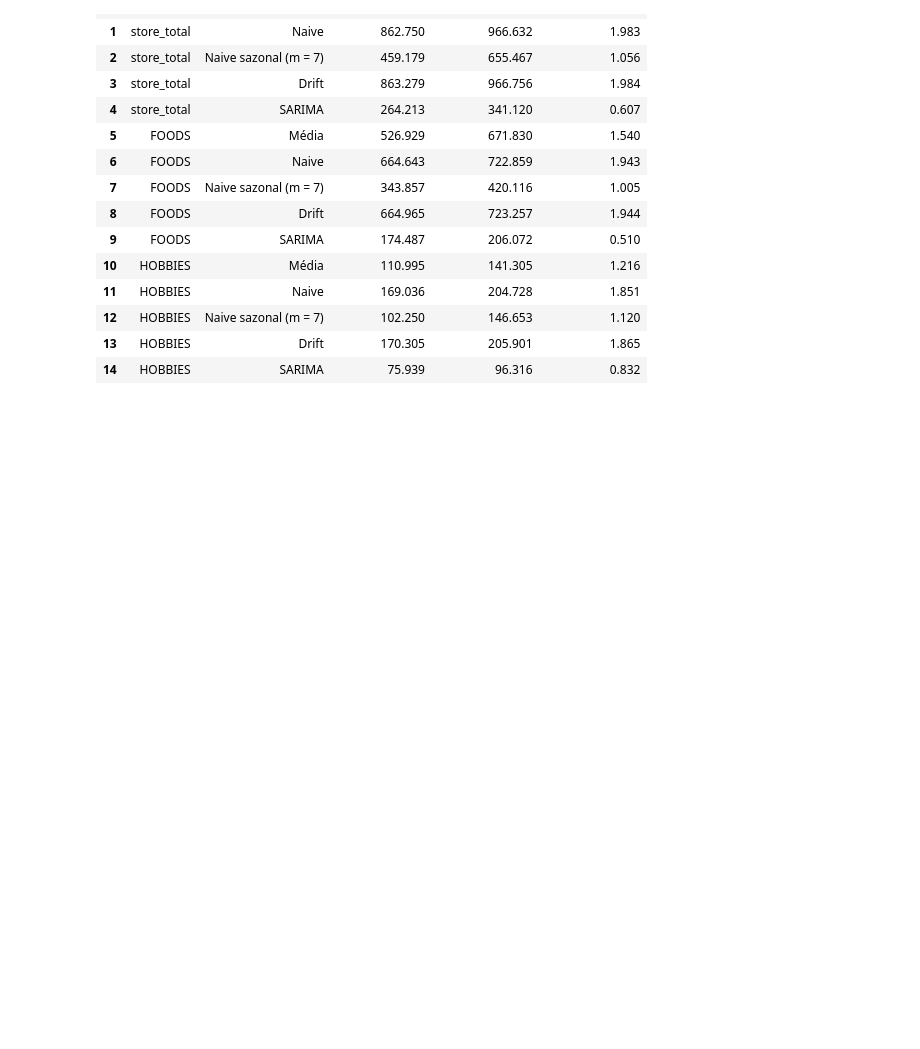
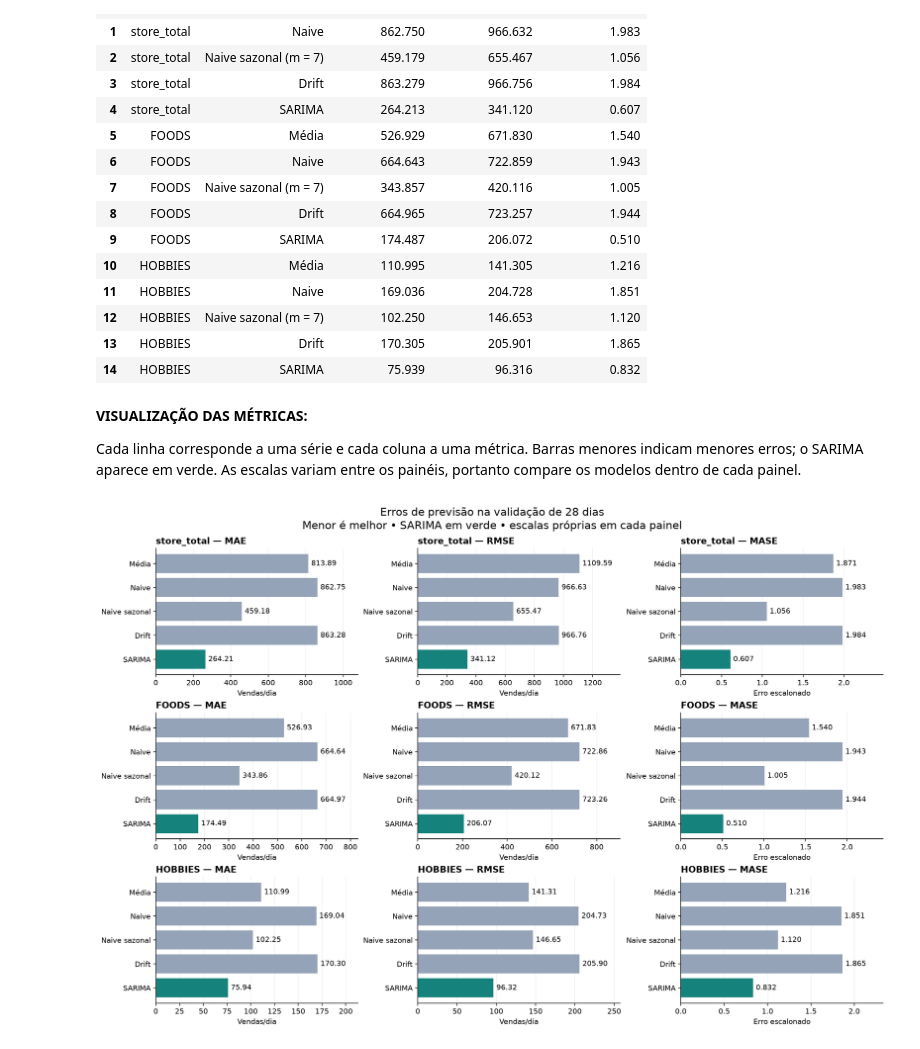
Before and after one commit to mistercapote/time-series-a2-2026, a Jupyter notebook: main.ipynb, the cells around one changed output. Drawn from its saved outputs; the diff is of its cells as text; code cells hidden in the pictures; blank space fills up the shorter version.

Commit message:
feat: visualizar métricas dos baselines e SARIMA

```diff
--- a/main.ipynb
+++ b/main.ipynb
@@ -351,3 +351,45 @@ display(tabela_metricas.round(3))
 | 12 | HOBBIES | Naive sazonal (m = 7) | 102.250 | 146.653 | 1.120 |
 | 13 | HOBBIES | Drift | 170.305 | 205.901 | 1.865 |
 | 14 | HOBBIES | SARIMA | 75.939 | 96.316 | 0.832 |
+# %% [markdown]
+**VISUALIZAÇÃO DAS MÉTRICAS:**
+
+Cada linha corresponde a uma série e cada coluna a uma métrica. Barras menores indicam menores erros; o SARIMA aparece em verde. As escalas variam entre os painéis, portanto compare os modelos dentro de cada painel.
+# %%
+import matplotlib.pyplot as plt
+from pathlib import Path
+
+metricas_grafico = pd.DataFrame(resultados)
+ordem_modelos = ["media", "naive", "naive_sazonal", "drift", "sarima"]
+nomes_modelos = ["Média", "Naive", "Naive sazonal", "Drift", "SARIMA"]
+series_grafico = ["store_total", "FOODS", "HOBBIES"]
+cores = ["#94a3b8", "#94a3b8", "#94a3b8", "#94a3b8", "#16827c"]
+
+fig, axes = plt.subplots(3, 3, figsize=(15, 10), constrained_layout=True)
+for linha, serie in enumerate(series_grafico):
+    dados_serie = metricas_grafico.loc[
+        metricas_grafico["series"] == serie
+    ].set_index("modelo").reindex(ordem_modelos)
+    for coluna, metrica in enumerate(["mae", "rmse", "mase"]):
+        ax = axes[linha, coluna]
+        valores = dados_serie[metrica].to_numpy()
+        barras = ax.barh(nomes_modelos, valores, color=cores)
+        ax.invert_yaxis()
+        ax.set_xlim(0, valores.max() * 1.25)
+        ax.bar_label(barras, fmt="%.3f" if metrica == "mase" else "%.2f", padding=4)
+        ax.set_title(f"{serie} — {metrica.upper()}", loc="left", fontweight="bold")
+        ax.set_xlabel("Erro escalonado" if metrica == "mase" else "Vendas/dia")
+        ax.set_axisbelow(True)
+        ax.grid(axis="x", alpha=0.2)
+        ax.spines[["top", "right"]].set_visible(False)
+
+fig.suptitle(
+    "Erros de previsão na validação de 28 dias\n"
+    "Menor é melhor • SARIMA em verde • escalas próprias em cada painel",
+    fontsize=15,
+)
+Path("resultados").mkdir(exist_ok=True)
+fig.savefig("resultados/comparacao_metricas.png", dpi=160, bbox_inches="tight")
+plt.show()
+# %% [output]
+[figure, added]
```
Also changed, not shown: 1 other file.
